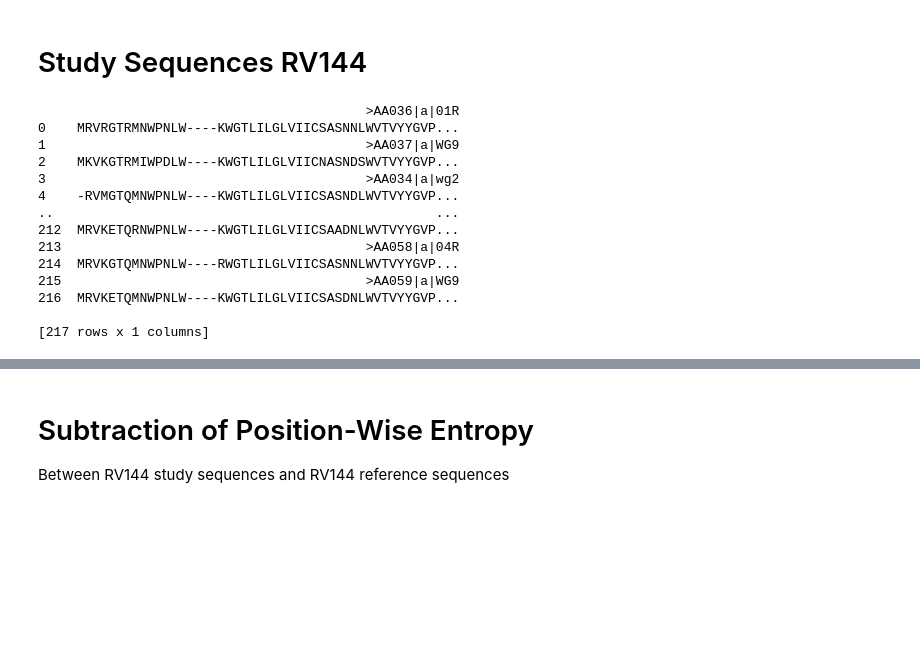
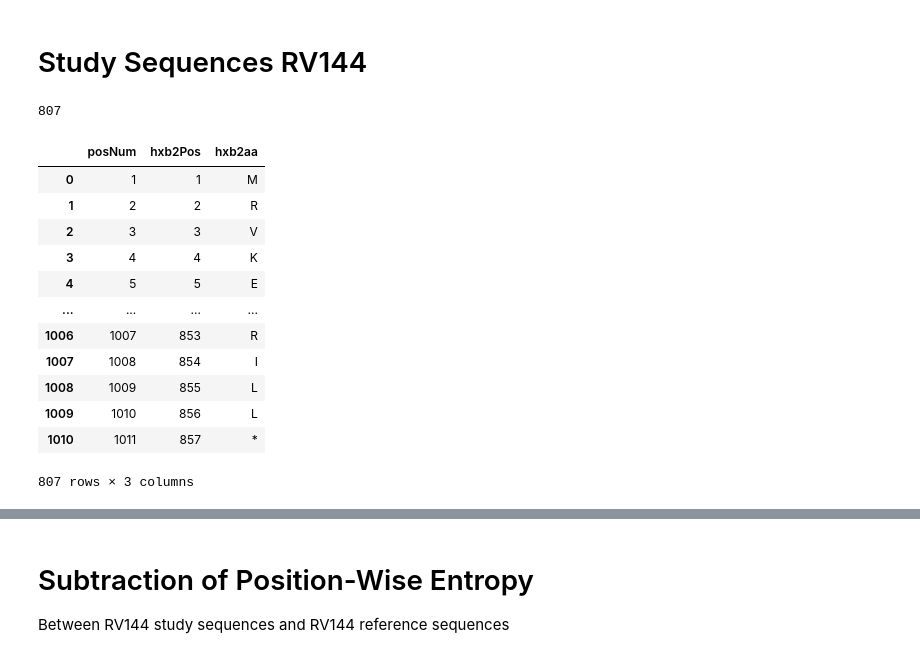
Before and after one commit to MarthinMandig/Fred_Hutch_HIV_Dump_Code, a Jupyter notebook: Fred_Hutch_RV144.ipynb, the cells around one changed output, grey strips where cells are left out. Saved outputs shown, nothing was run; the diff lists cells and outputs as text; code cells hidden in the pictures; blank space fills up the shorter version.

```diff
--- a/Fred_Hutch_RV144.ipynb
+++ b/Fred_Hutch_RV144.ipynb
@@ -205,33 +209,36 @@ print(filtered_rv144_reference)
 # %% [markdown]
 # Study Sequences RV144
 # %%
+#This code loads up the hxb2Pos for the rV144 study sequences
+
 usmhrp_rv144_env_map = pd.read_csv("/Users/mmandig/Downloads/Fred Hutch HIV maps/training_studies/rv144/map/env.map", sep="|")
 
 usmhrp_rv144_env_map['hxb2Pos'] = pd.to_numeric(usmhrp_rv144_env_map['hxb2Pos'], errors='coerce')
 usmhrp_rv144_env_map = usmhrp_rv144_env_map.dropna()
 usmhrp_rv144_env_map['hxb2Pos'] = usmhrp_rv144_env_map['hxb2Pos'].astype(int) #Store conversion of type back into Dataframe
 usmhrp_rv144_env_map = usmhrp_rv144_env_map.drop(usmhrp_rv144_env_map[
     usmhrp_rv144_env_map['hxb2Pos'].between(132, 152) |
     usmhrp_rv144_env_map['hxb2Pos'].between(185, 190) |
     usmhrp_rv144_env_map['hxb2Pos'].between(396, 410) |
     usmhrp_rv144_env_map['hxb2Pos'].between(460, 467)
 
     ].index)
+
+print(len(usmhrp_rv144_env_map))
+
+usmhrp_rv144_env_map
+# %% [output]
+807
+|  | posNum | hxb2Pos | hxb2aa |
+| 0 | 1 | 1 | M |
+| 1 | 2 | 2 | R |
+| 2 | 3 | 3 | V |
+| 3 | 4 | 4 | K |
+| 4 | 5 | 5 | E |
+| ... | ... | ... | ... |
+| 1006 | 1007 | 853 | R |
+| 1007 | 1008 | 854 | I |
+| 1008 | 1009 | 855 | L |
+| 1009 | 1010 | 856 | L |
+| 1010 | 1011 | 857 | * |
+807 rows × 3 columns
-# %%
-usmhrp_rv144_study_seq_map = pd.read_csv("/Users/mmandig/Downloads/Fred Hutch HIV maps/training_studies/rv144/seq/env.aa.mindist.all.fasta")
-print(usmhrp_rv144_study_seq_map)
-# %% [output]
-                                          >AA036|a|01R
-0    MRVRGTRMNWPNLW----KWGTLILGLVIICSASNNLWVTVYYGVP...
-1                                         >AA037|a|WG9
-2    MKVKGTRMIWPDLW----KWGTLILGLVIICNASNDSWVTVYYGVP...
-3                                         >AA034|a|wg2
-4    -RVMGTQMNWPNLW----KWGTLILGLVIICSASNDLWVTVYYGVP...
-..                                                 ...
-212  MRVKETQRNWPNLW----KWGTLILGLVIICSAADNLWVTVYYGVP...
-213                                       >AA058|a|04R
-214  MRVKGTQMNWPNLW----RWGTLILGLVIICSASNNLWVTVYYGVP...
-215                                       >AA059|a|WG9
-216  MRVKETQMNWPNLW----KWGTLILGLVIICSASDNLWVTVYYGVP...
-
-[217 rows x 1 columns]
```
Also changed, not shown: parts of 13 cells of this notebook.
